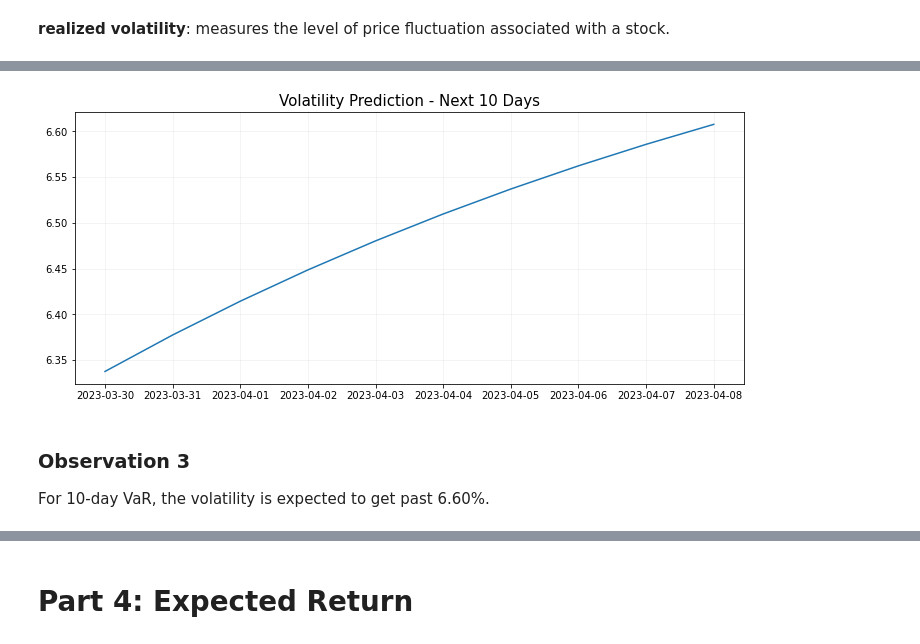
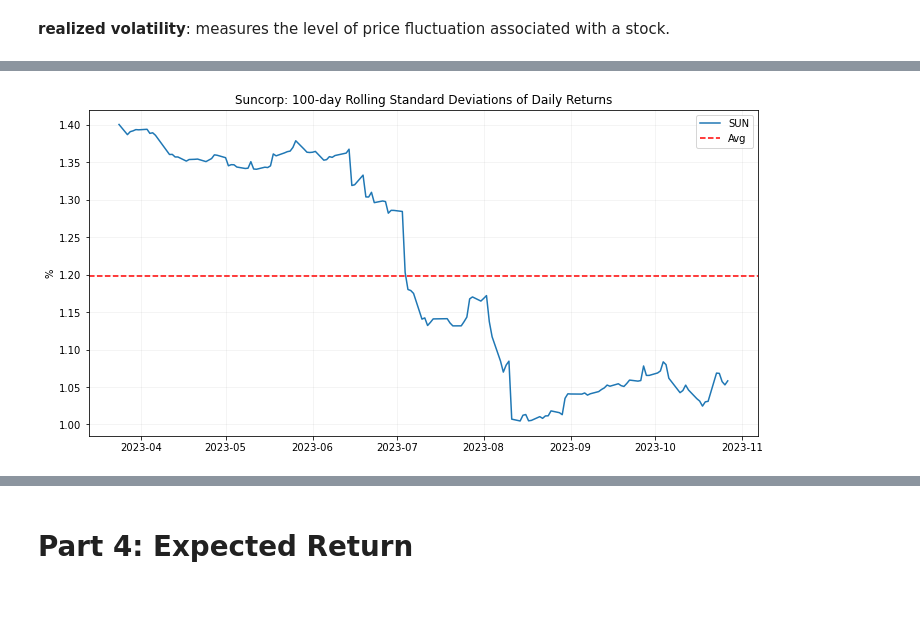
Before and after one commit to Fivgarro/dataX, a Jupyter notebook: Stock Performance Report.ipynb, the cells around one changed output, grey strips where cells are left out. Saved outputs shown, nothing was run; the diff lists cells and outputs as text; code cells hidden in the pictures; blank space fills up the shorter version.

```diff
--- a/Stock Performance Report.ipynb
+++ b/Stock Performance Report.ipynb
@@ -120,0 +139,2 @@ For every 1 day trading period, there is 95% chance that the portfolio will incu
+# %%
+returns.drop(columns=['ANZ.AX','MQG.AX','WBC.AX'], inplace=True)
@@ -194,10 +182,15 @@ to globally set reindex to True and silence this warning.
-# %%
-plt.figure(figsize=(12,5))
-plt.plot(pred_chart)
-plt.title("Volatility Prediction - Next 10 Days", fontsize=15)
-plt.grid(True, color='grey', alpha=0.1)
-# %% [output]
-[figure, removed]
-# %% [markdown]
-### Observation 3
-For 10-day VaR, the volatility is expected to get past 6.60%.
+# %%
+SUN_vol = returns['SUN.AX'].rolling(100).std()
+sun_mean = SUN_vol.mean()
+
+plt.figure(figsize=(12, 6))
+plt.plot(SUN_vol, label='SUN')
+plt.title('Suncorp: 100-day Rolling Standard Deviations of Daily Returns')
+plt.ylabel('%')
+plt.grid(True, color='grey', alpha=0.1)
+plt.axhline(y=sun_mean, color='r', linestyle='--', label='Avg')
+
+plt.legend()
+plt.show()
+# %% [output]
+[figure, added]
```
Also changed, not shown: parts of 53 cells of this notebook.
